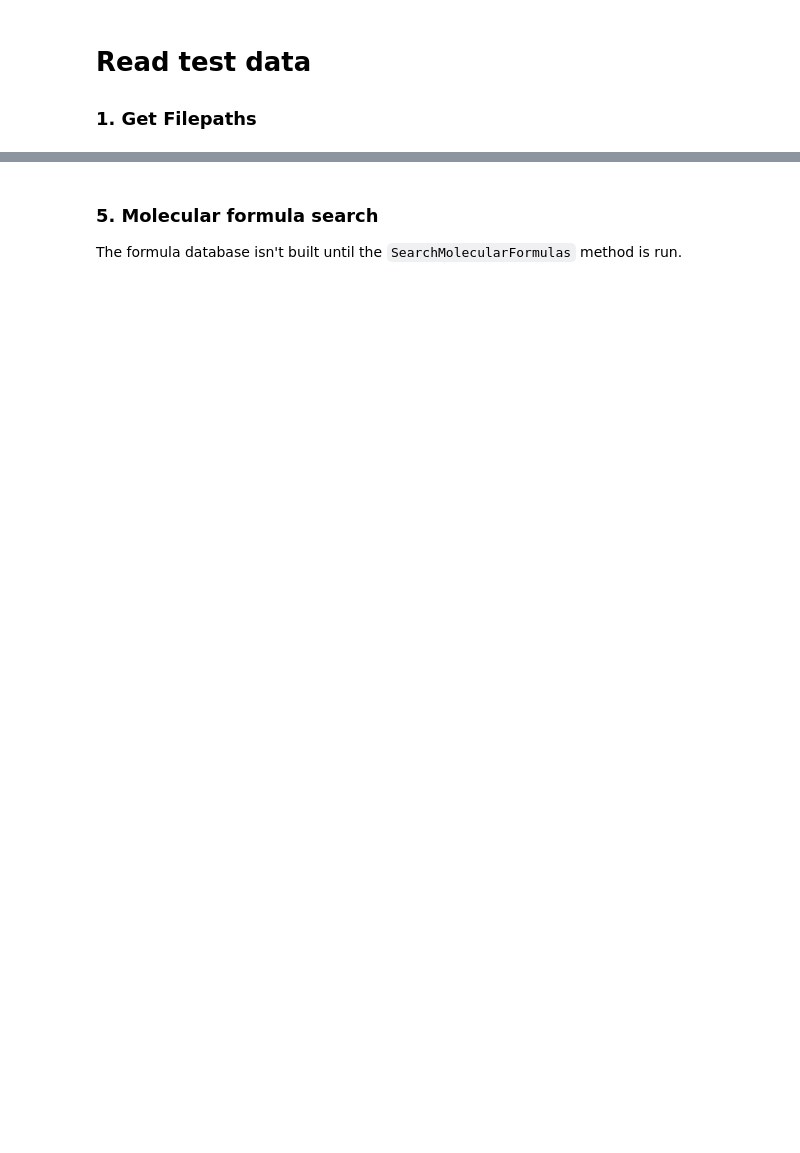
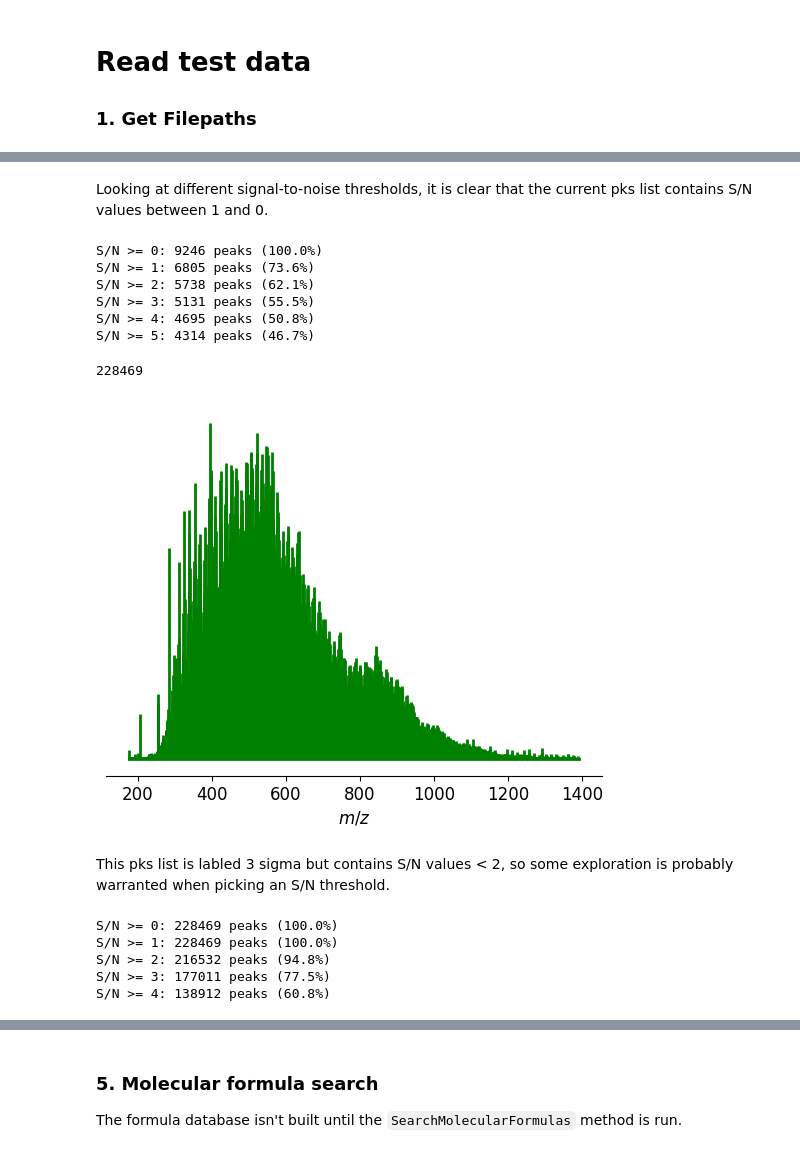
Before and after one commit to robertyoung3/CoreMS, a Jupyter notebook: notebooks/CoreMS_test_AFFFsample.ipynb, the cells around one changed output, grey strips where cells are left out. Saved outputs shown, nothing was run; the diff lists cells and outputs as text; code cells hidden in the pictures; blank space fills up the shorter version.

```diff
--- a/notebooks/CoreMS_test_AFFFsample.ipynb
+++ b/notebooks/CoreMS_test_AFFFsample.ipynb
@@ -3,6 +3,6 @@
 ### 1. Get Filepaths
 # %%
 from pathlib import Path
-data_dir = Path.cwd() / "data" / "tests"
+data_dir = Path.cwd() / "data" / "user_data"
 print(data_dir)
 # %% [output]
@@ -59,0 +111,57 @@ mass_spectrum = import_centroid()
+# %% [markdown]
+Looking at different signal-to-noise thresholds, it is clear that the current pks list contains S/N values between 1 and 0.
+# %%
+# Count peaks with different S/N thresholds
+sn_thresholds = [0, 1, 2, 3, 4, 5]
+for threshold in sn_thresholds:
+    peaks_above_threshold = sum(1 for mspeak in mass_spectrum if mspeak.signal_to_noise >= threshold)
+    percentage = (peaks_above_threshold / len(mass_spectrum)) * 100
+    print(f"S/N >= {threshold}: {peaks_above_threshold} peaks ({percentage:.1f}%)")
+# %% [output]
+S/N >= 0: 9246 peaks (100.0%)
+S/N >= 1: 6805 peaks (73.6%)
+S/N >= 2: 5738 peaks (62.1%)
+S/N >= 3: 5131 peaks (55.5%)
+S/N >= 4: 4695 peaks (50.8%)
+S/N >= 5: 4314 peaks (46.7%)
+# %%
+# Choose noise threshold method and minimum value
+MSParameters.mass_spectrum.noise_threshold_method = "minima"
+MSParameters.mass_spectrum.noise_threshold_min_std = 0
+
+# Set m/z range for peak picking and noise threshold
+MSParameters.mass_spectrum.noise_min_mz = 50.0
+MSParameters.mass_spectrum.noise_max_mz = 1500.0
+MSParameters.mass_spectrum.min_picking_mz = 50.0
+MSParameters.mass_spectrum.max_picking_mz = 1500.0
+
+# Specify file path
+file_location = filepaths[1]
+
+mass_list_reader = ReadMassList(file_location)
+
+# Import centroided spectrum
+mass_spectrum = mass_list_reader.get_mass_spectrum(polarity=-1, auto_process=True, loadSettings=False)
+print(len(mass_spectrum))
+
+# Plot the mass spectrum
+mass_spectrum.plot_centroid()
+pyplot.show()
+# %% [output]
+228469
+[figure, added]
+# %% [markdown]
+This pks list is labled 3 sigma but contains S/N values < 2, so some exploration is probably warranted when picking an S/N threshold.
+# %%
+# Count peaks with different S/N thresholds
+sn_thresholds = [0, 1, 2, 3, 4]
+for threshold in sn_thresholds:
+    peaks_above_threshold = sum(1 for mspeak in mass_spectrum if mspeak.signal_to_noise >= threshold)
+    percentage = (peaks_above_threshold / len(mass_spectrum)) * 100
+    print(f"S/N >= {threshold}: {peaks_above_threshold} peaks ({percentage:.1f}%)")
+# %% [output]
+S/N >= 0: 228469 peaks (100.0%)
+S/N >= 1: 228469 peaks (100.0%)
+S/N >= 2: 216532 peaks (94.8%)
+S/N >= 3: 177011 peaks (77.5%)
+S/N >= 4: 138912 peaks (60.8%)
```
Also changed, not shown: parts of 33 cells of this notebook, 2 other files.
